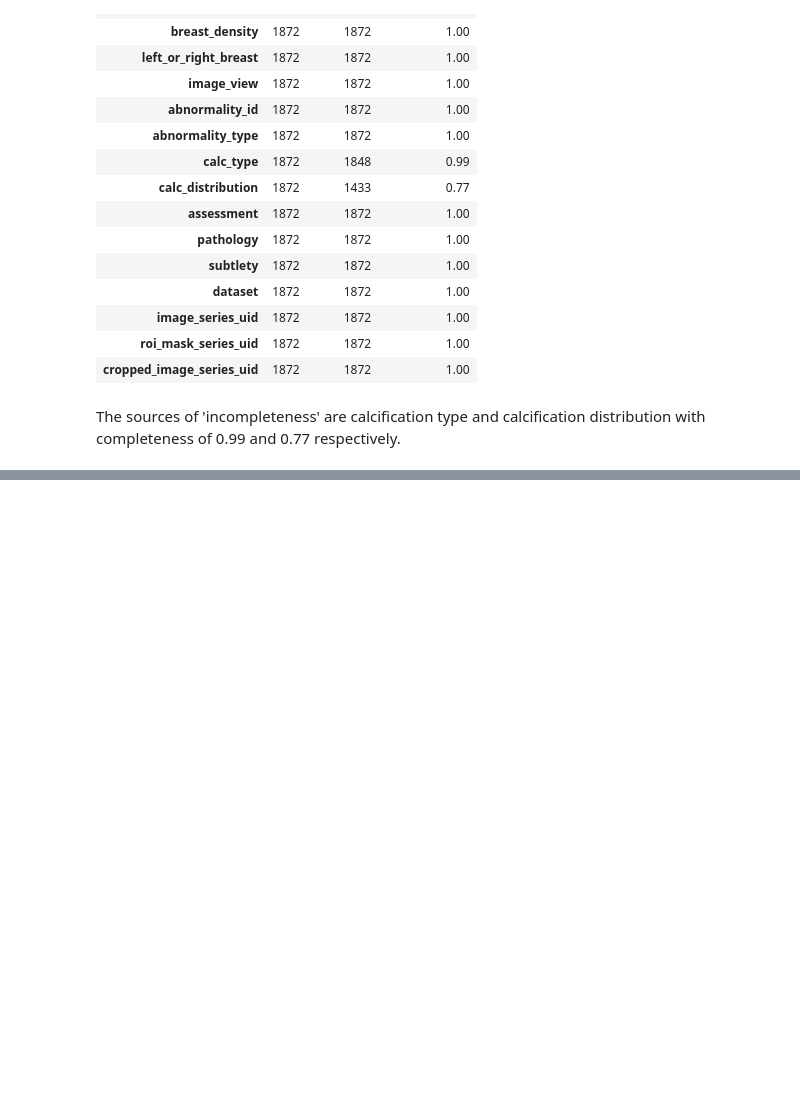
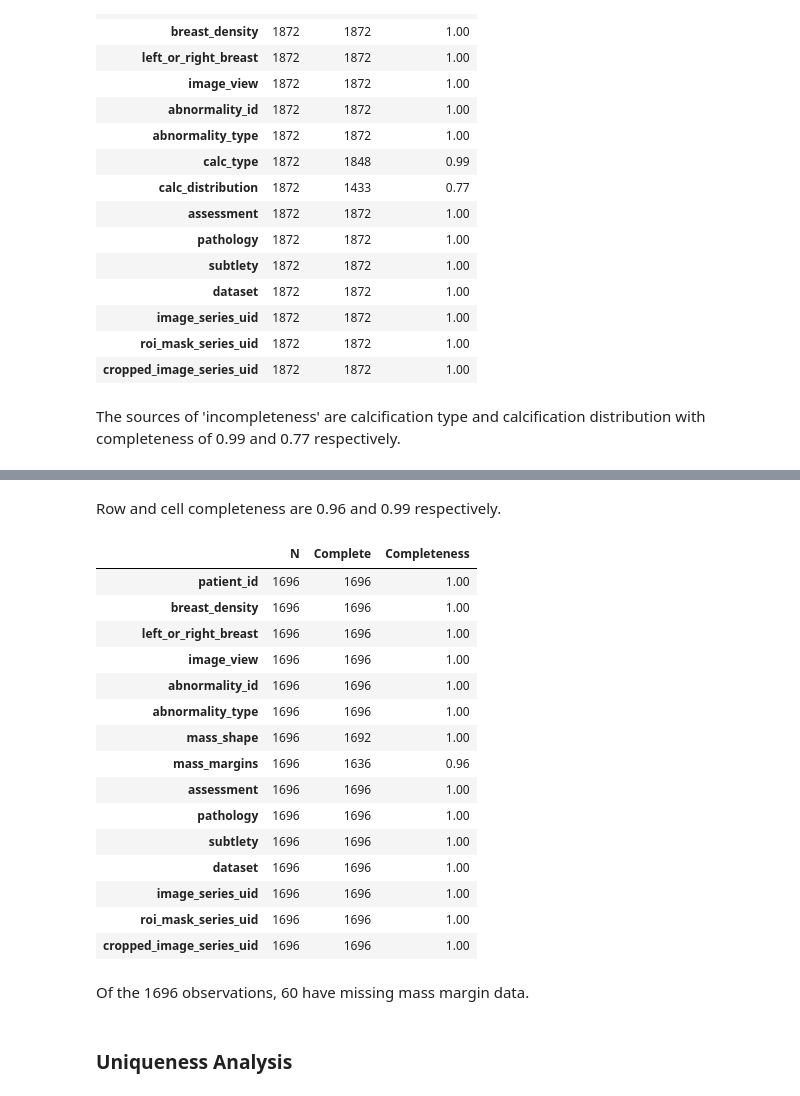
Before and after one commit to john-james-ai/BreastCancerDetection, a Jupyter notebook: notebooks/content/04_dqa.ipynb, the cells around one changed output, grey strips where cells are left out. Drawn from its saved outputs; the diff is of its cells as text; code cells hidden in the pictures; blank space fills up the shorter version.

```diff
--- a/notebooks/content/04_dqa.ipynb
+++ b/notebooks/content/04_dqa.ipynb
@@ -247,0 +137,4 @@ corrupt_image = "Mass-Training_P_01382_LEFT_MLO/07-20-2016-DDSM-93921/1.000000-f
+# %%
+dqa = MassCaseDQA(filepath=fpm)
+mass_completeness = dqa.analyze_completeness()
+print(mass_completeness.summary)
@@ -247,0 +151,25 @@ corrupt_image = "Mass-Training_P_01382_LEFT_MLO/07-20-2016-DDSM-93921/1.000000-f
+# %% [markdown]
+Row and cell completeness are 0.96 and 0.99 respectively.
+# %%
+mass_completeness.detail
+# %% [output]
+|  | N | Complete | Completeness |
+| patient_id | 1696 | 1696 | 1.00 |
+| breast_density | 1696 | 1696 | 1.00 |
+| left_or_right_breast | 1696 | 1696 | 1.00 |
+| image_view | 1696 | 1696 | 1.00 |
+| abnormality_id | 1696 | 1696 | 1.00 |
+| abnormality_type | 1696 | 1696 | 1.00 |
+| mass_shape | 1696 | 1692 | 1.00 |
+| mass_margins | 1696 | 1636 | 0.96 |
+| assessment | 1696 | 1696 | 1.00 |
+| pathology | 1696 | 1696 | 1.00 |
+| subtlety | 1696 | 1696 | 1.00 |
+| dataset | 1696 | 1696 | 1.00 |
+| image_series_uid | 1696 | 1696 | 1.00 |
+| roi_mask_series_uid | 1696 | 1696 | 1.00 |
+| cropped_image_series_uid | 1696 | 1696 | 1.00 |
+# %% [markdown]
+Of the 1696 observations, 60 have missing mass margin data.
+# %% [markdown]
+### Uniqueness Analysis
```
Also changed, not shown: parts of 58 cells of this notebook, 16 other files.
